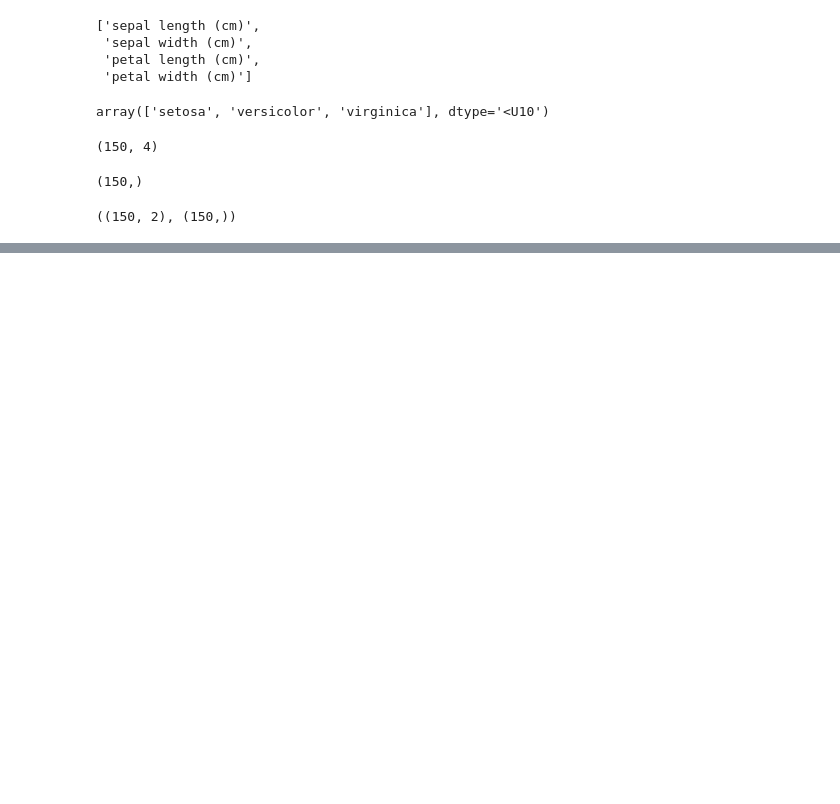
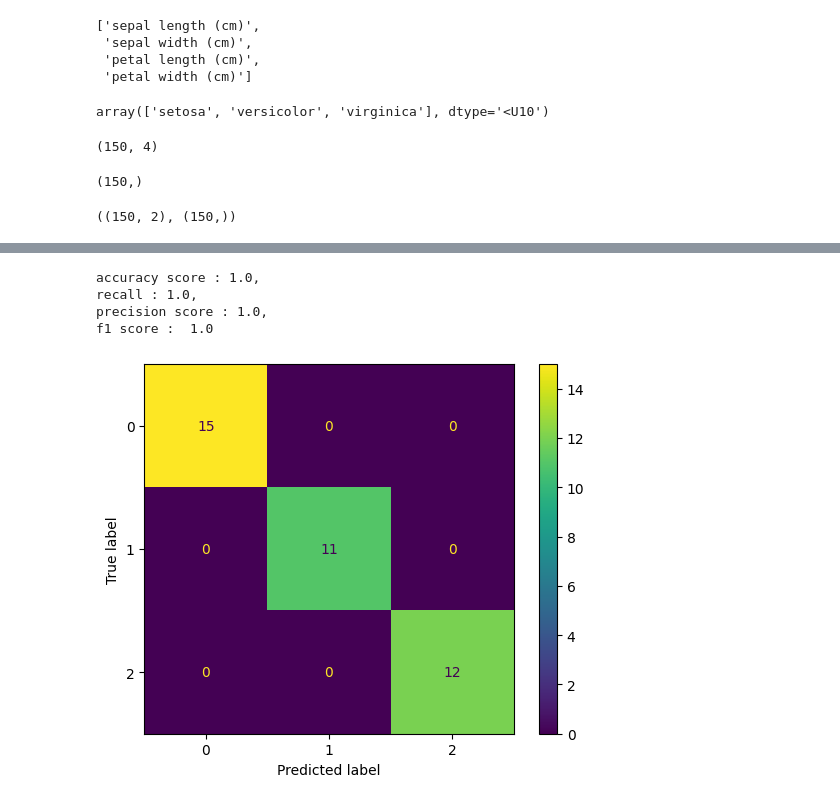
Before and after one commit to LazySeagull/Machine_Learning_Practice, a Jupyter notebook: math/softmax_reg.ipynb, the cells around one changed output, grey strips where cells are left out. Cells and saved outputs as stored; diff of their text form; code cells hidden in the pictures; blank space fills up the shorter version.

```diff
--- a/math/softmax_reg.ipynb
+++ b/math/softmax_reg.ipynb
@@ -50,0 +107,20 @@ def plot
+# %%
+y_pred_test = softmax_reg.predict(x_test)
+print(f"accuracy score : {accuracy_score(y_test , y_pred_test)},\n"
+      f"recall : {recall_score(y_test , y_pred_test , average="weighted")},\n"
+      f"precision score : {precision_score(y_test , y_pred_test , average="weighted")},\n"
+      f"f1 score :  {f1_score(y_test , y_pred_test , average="weighted")}")
+# %% [output]
+accuracy score : 1.0,
+recall : 1.0,
+precision score : 1.0,
+f1 score :  1.0
+# %%
+cm = confusion_matrix(y_test , y_pred_test)
+disp = ConfusionMatrixDisplay(confusion_matrix=cm)
+
+disp.plot()
+
+plt.show()
+# %% [output]
+[figure, added]
```
Also changed, not shown: parts of 6 cells of this notebook.
